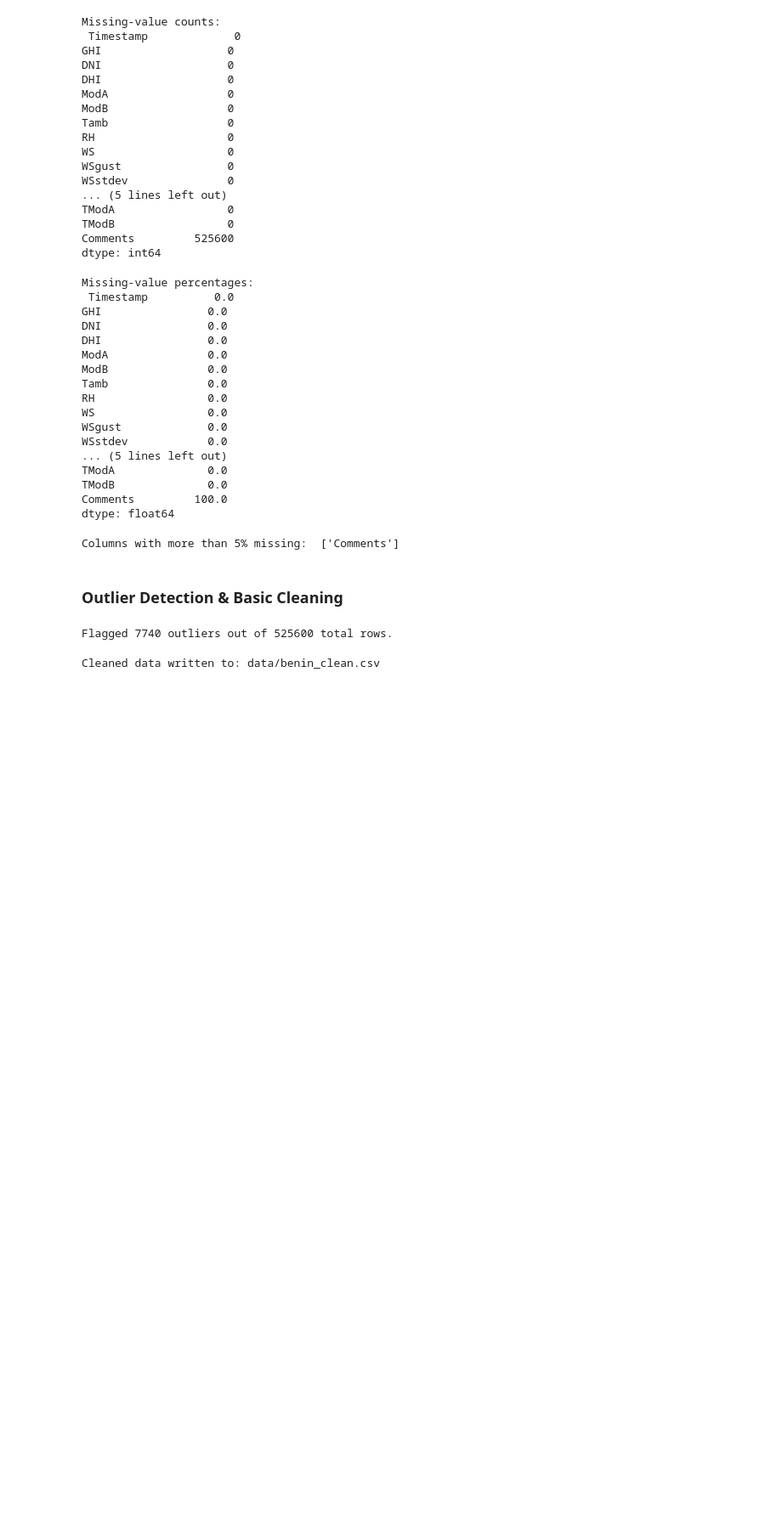
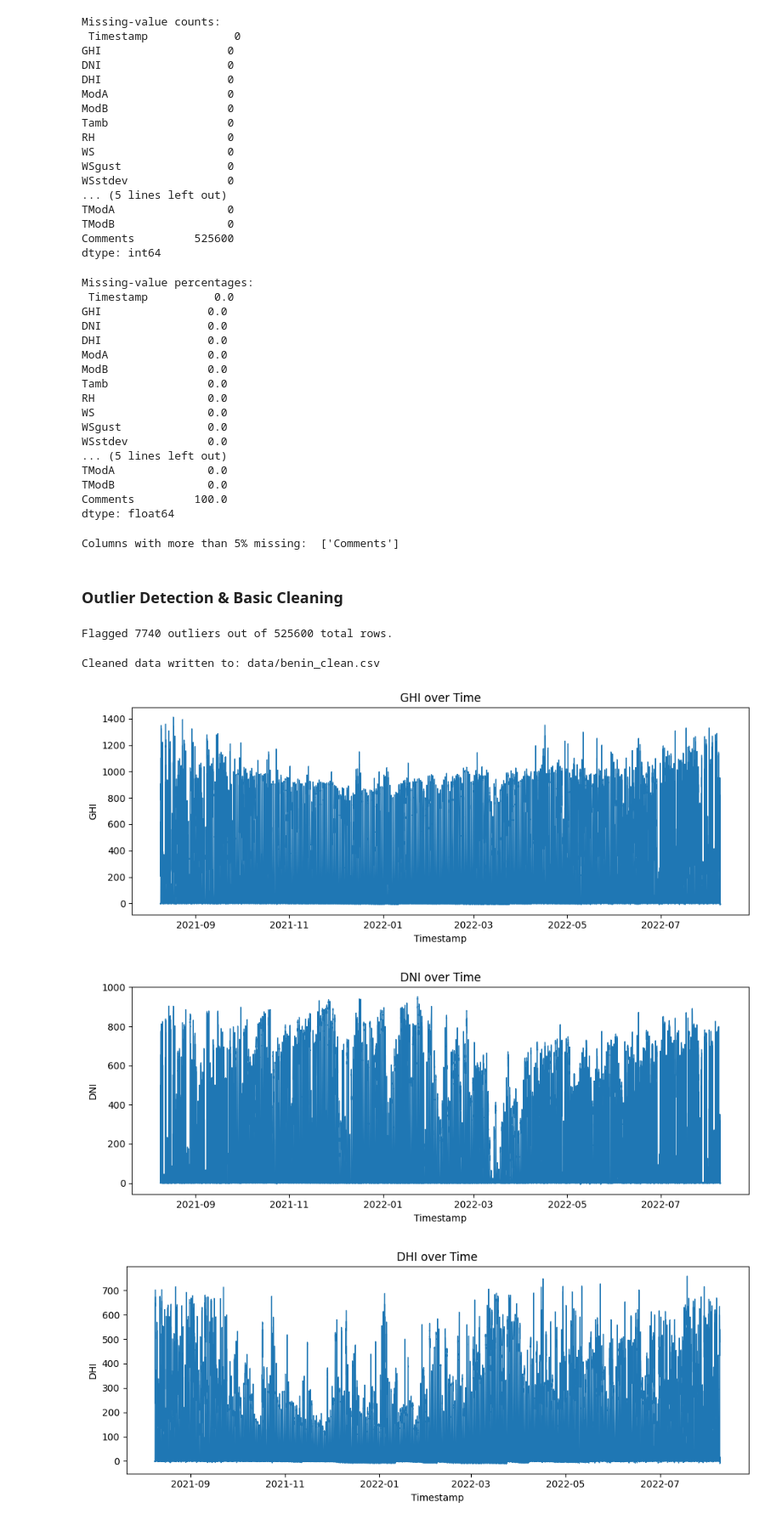
Before and after one commit to yohannesalex/solar-challenge-week1, a Jupyter notebook: notebooks/benin_eda.ipynb, the cells around one changed output. Shown at 85% size. Drawn from its saved outputs; the diff is of its cells as text; code cells hidden in the pictures; blank space fills up the shorter version.

Commit message:
feat: time series analysis

```diff
--- a/notebooks/benin_eda.ipynb
+++ b/notebooks/benin_eda.ipynb
@@ -153,0 +156,19 @@ Cleaned data written to: data/benin_clean.csv
+# %%
+CLEAN_PATH = "data/benin_clean.csv"
+# %%
+df = pd.read_csv(CLEAN_PATH, parse_dates=["Timestamp"])
+df = df.sort_values("Timestamp")
+# %%
+# Time-series line plots
+for var in ["GHI", "DNI", "DHI", "Tamb"]:
+    plt.figure(figsize=(10, 4))
+    plt.plot(df["Timestamp"], df[var], linewidth=1)
+    plt.title(f"{var} over Time")
+    plt.xlabel("Timestamp")
+    plt.ylabel(var)
+    plt.tight_layout()
+    plt.show()
+# %% [output]
+[figure, added]
+[figure, added]
+[figure, added]
```
Also changed, not shown: parts of 3 cells of this notebook, 1 other file.
